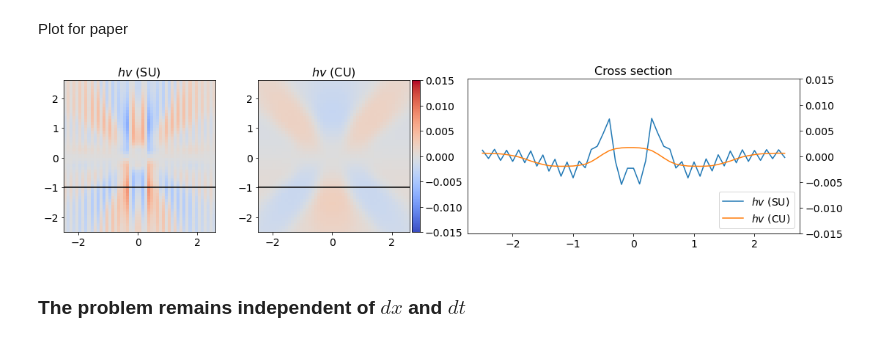
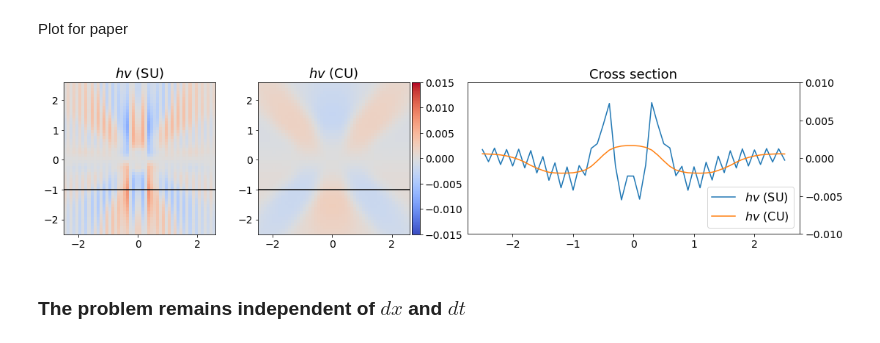
Before and after one commit to sintefmath/havvarsel-flux-investigations, a Jupyter notebook: Bump.ipynb, the cells around one changed output. Cells and saved outputs as stored; diff of their text form; code cells hidden in the pictures.

```diff
--- a/Bump.ipynb
+++ b/Bump.ipynb
@@ -276,7 +270,7 @@ axs = [None, None, None]
 offset = 10
 
 axs[0] = fig.add_subplot(gs_imshow[0])
-axs[0].set_title("$hv$ (SU)", fontsize = 16)
+axs[0].set_title("$hv$ (SU)", fontsize = 18)
 axs[0].tick_params(axis='both', which='major', labelsize=14)
 im = axs[0].imshow(su_hv[y0:y1,x0:x1], interpolation="none", origin="lower", vmin=-0.015, vmax=0.015, extent=domain_extent, cmap="coolwarm")
 axs[0].axhline(y=-offset*su_sim.dy/1000, c="black")
@@ -286,39 +280,39 @@ cax = divider.append_axes('right', size='5%', pad=0.05)
 cax.axis('off')
 # fig.colorbar(im, cax=cax, orientation='vertical', ticks=[-0.01, -0.005, 0, 0.005, 0.01])
 
 
 
 axs[1] = fig.add_subplot(gs_imshow[1])
-axs[1].set_title("$hv$ (CU)", fontsize = 16)
+axs[1].set_title("$hv$ (CU)", fontsize = 18)
 axs[1].tick_params(axis='both', which='major', labelsize=14)
 im = axs[1].imshow(cu_hv[y0:y1,x0:x1], interpolation="none", origin="lower", vmin=-0.015, vmax=0.015, extent=domain_extent, cmap="coolwarm")
 axs[1].axhline(y=-offset*su_sim.dy/1000, c="black")
 
 divider = make_axes_locatable(axs[1])
 cax = divider.append_axes('right', size='5%', pad=0.05)
 cbar = fig.colorbar(im, cax=cax, orientation='vertical', ticks=[-0.015,-0.01, -0.005, 0, 0.005, 0.01, 0.015])
 cbar.ax.tick_params(labelsize=14)
 
 
 axs[2] = fig.add_subplot(gs_plot[0])
-axs[2].set_title("Cross section", fontsize = 16)
+axs[2].set_title("Cross section", fontsize = 18)
 axs[2].tick_params(axis='both', which='major', labelsize=14)
 axs[2].plot(np.linspace(-25*cu_sim.dx/1000, 25*cu_sim.dx/1000, 51), su_hv[midy-offset, x0:x1], label="$hv$ (SU)", c="C0")
 axs[2].plot(np.linspace(-25*cu_sim.dx/1000, 25*cu_sim.dx/1000, 51), cu_hv[midy-offset, x0:x1], label="$hv$ (CU)", c="C1")
-axs[2].legend(fontsize=14, loc=4)
-axs[2].set_ylim([-0.015, 0.015])
+axs[2].legend(fontsize=16, loc=4)
+axs[2].set_ylim([-0.01, 0.01])
 axs[2].yaxis.tick_right()
-axs[2].set_aspect(85)
+axs[2].set_aspect(125)
 
 gs_imshow.update(right=0.5)
 gs_plot.update(left=0.55)
 
 
 plt.tight_layout()
 os.makedirs("figs", exist_ok=True)
 plt.savefig("figs/bump.pdf")
 # %% [output]
-[figure, old version]
+[figure, new version]
 # %% [markdown]
 ### The problem remains independent of $dx$ and $dt$
 # %%
```
Also changed, not shown: parts of 7 cells of this notebook, 3 other files.
